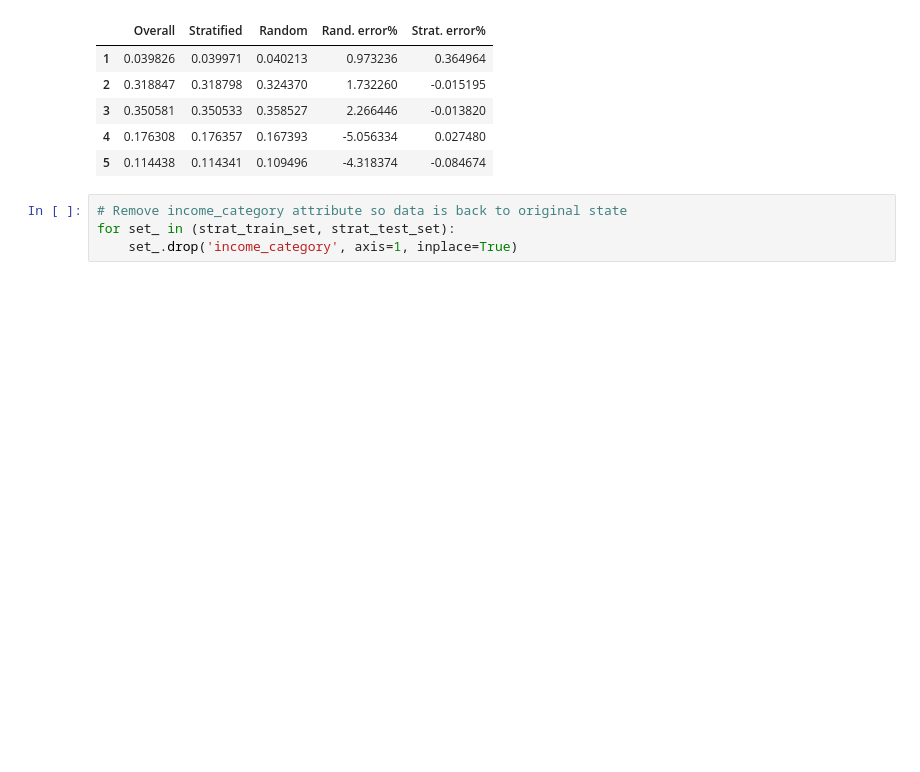
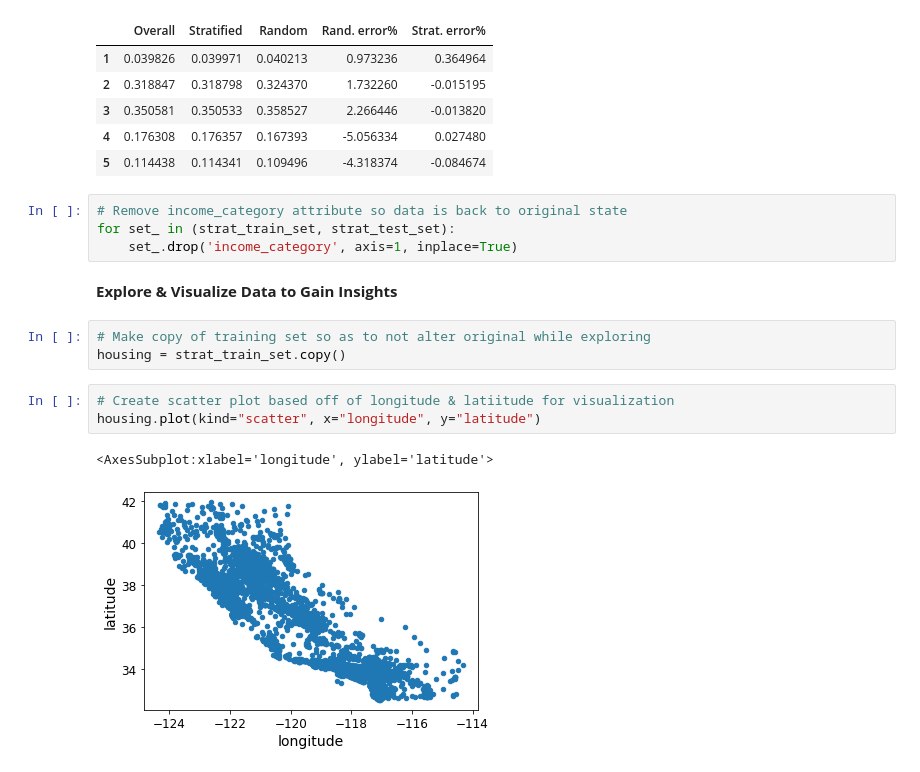
Before and after one commit to TrevorDewalt/End2EndMLproject, a Jupyter notebook: Ca_Housing.ipynb, the cells around one changed output. Cells and saved outputs as stored; diff of their text form; blank space fills up the shorter version.

Commit message:
Add files via upload
updated notebook with data exploration and feature engineering tasks

```diff
--- a/Ca_Housing.ipynb
+++ b/Ca_Housing.ipynb
@@ -248,3 +248,14 @@ compare_proportions
 # Remove income_category attribute so data is back to original state
 for set_ in (strat_train_set, strat_test_set):
     set_.drop('income_category', axis=1, inplace=True)
+# %% [markdown]
+**Explore & Visualize Data to Gain Insights**
+# %%
+# Make copy of training set so as to not alter original while exploring
+housing = strat_train_set.copy()
+# %%
+# Create scatter plot based off of longitude & latiitude for visualization
+housing.plot(kind="scatter", x="longitude", y="latitude")
+# %% [output]
+<AxesSubplot:xlabel='longitude', ylabel='latitude'>
+[figure, added]
```
Also changed, not shown: parts of 16 cells of this notebook.
